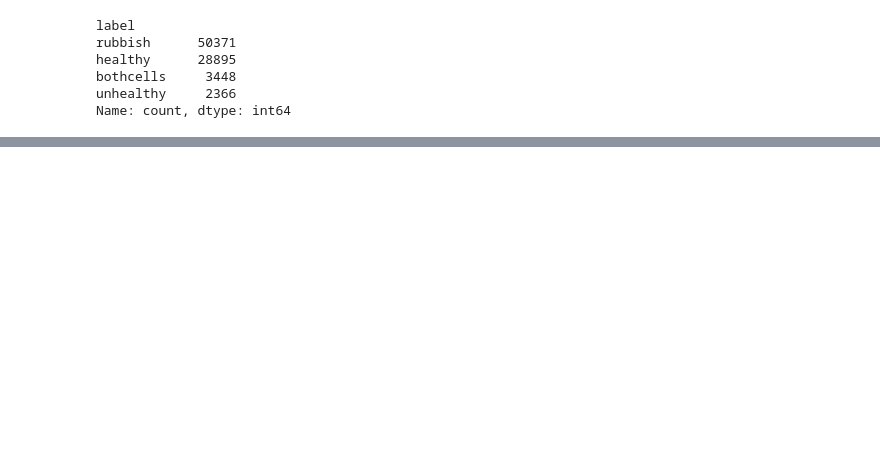
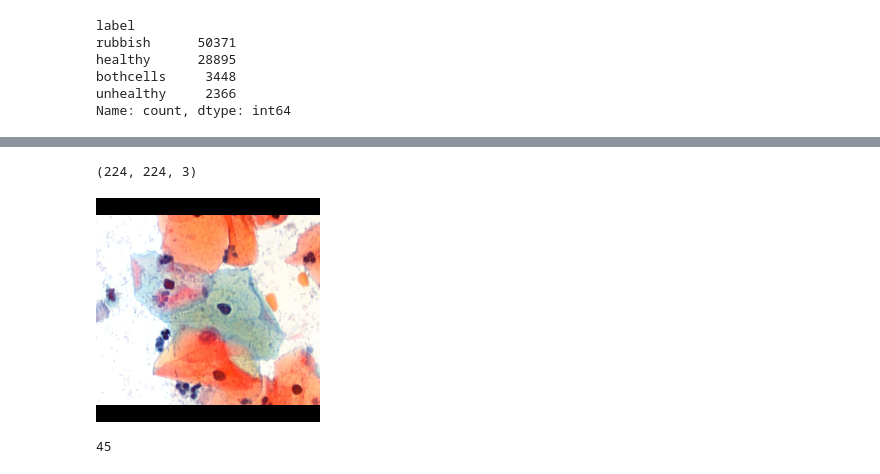
Before and after one commit to Laumartin4/smearly, a Jupyter notebook: notebooks/Eve_smearly.ipynb, the cells around one changed output, grey strips where cells are left out. Drawn from its saved outputs; the diff is of its cells as text; code cells hidden in the pictures; blank space fills up the shorter version.

```diff
--- a/notebooks/Eve_smearly.ipynb
+++ b/notebooks/Eve_smearly.ipynb
@@ -109,5 +82,7 @@ y_train_df_2
 # %%
 from tensorflow.keras.preprocessing.image import array_to_img, img_to_array, load_img
 
-img = load_img(f"{train_data_dir}cats/cat.3.jpg")
-x = img_to_array(img)/255
+img = load_img(f"{data_dir}healthy/isbi2025_ps3c_train_image_08587.png")
+img
+X = img_to_array(img)
+X
@@ -115,0 +107,6 @@ from sklearn.preprocessing import LabelEncoder
+# %%
+print(X.shape)
+img
+# %% [output]
+(224, 224, 3)
+[figure, added]
@@ -115,0 +125,4 @@ from sklearn.preprocessing import LabelEncoder
+# %%
+len(img_train)
+# %% [output]
+45
```
Also changed, not shown: parts of 35 cells of this notebook.
